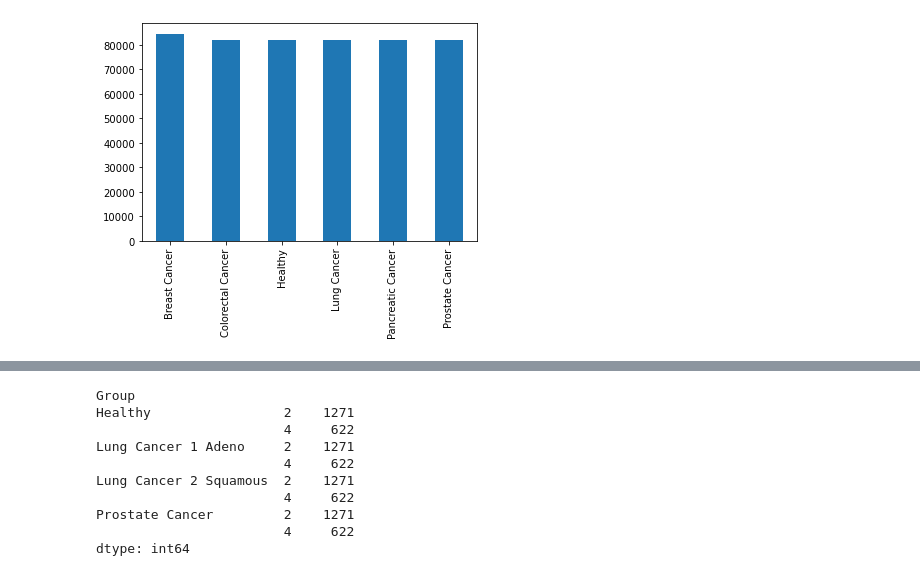
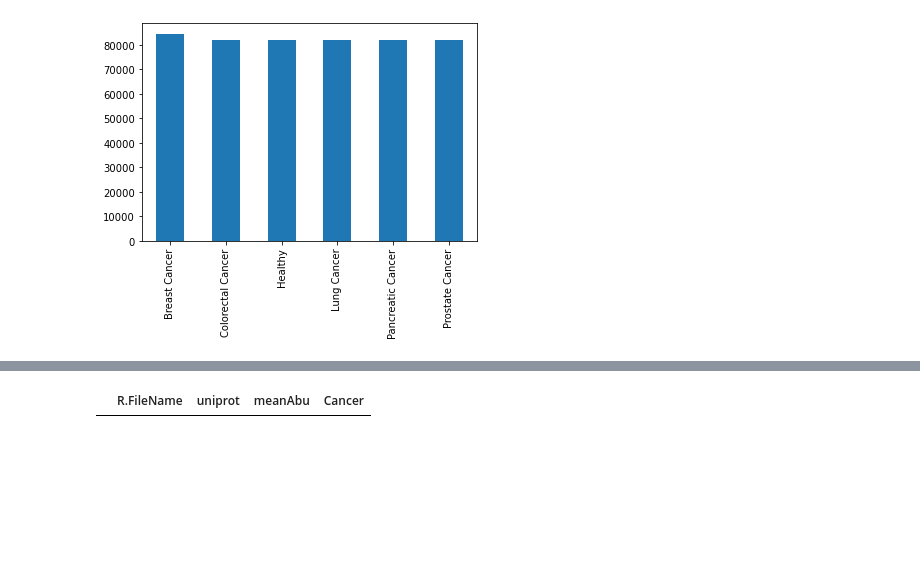
Before and after one commit to cewinharhar/BECS2_dataChallenge, a Jupyter notebook: dataAnalysis.ipynb, the cells around one changed output, grey strips where cells are left out. Saved outputs shown, nothing was run; the diff lists cells and outputs as text; code cells hidden in the pictures; blank space fills up the shorter version.

```diff
--- a/dataAnalysis.ipynb
+++ b/dataAnalysis.ipynb
@@ -104,15 +115,6 @@ data.proteinName.count()
-# %%
-new.groupby('Group').value_counts()
-# %% [output]
-Group
-Healthy                 2    1271
-                        4     622
-Lung Cancer 1 Adeno     2    1271
-                        4     622
-Lung Cancer 2 Squamous  2    1271
-                        4     622
-Prostate Cancer         2    1271
-                        4     622
-dtype: int64
 # %%
 # 622 Proteins have 4 samples per Group, 1271 Proteins have 2 samples per Group
+df.loc[df.duplicated(), :]
+# no duplicates
+# %% [output]
+|  | R.FileName | uniprot | meanAbu | Cancer |
```
Also changed, not shown: parts of 12 cells of this notebook, 3 other files.
